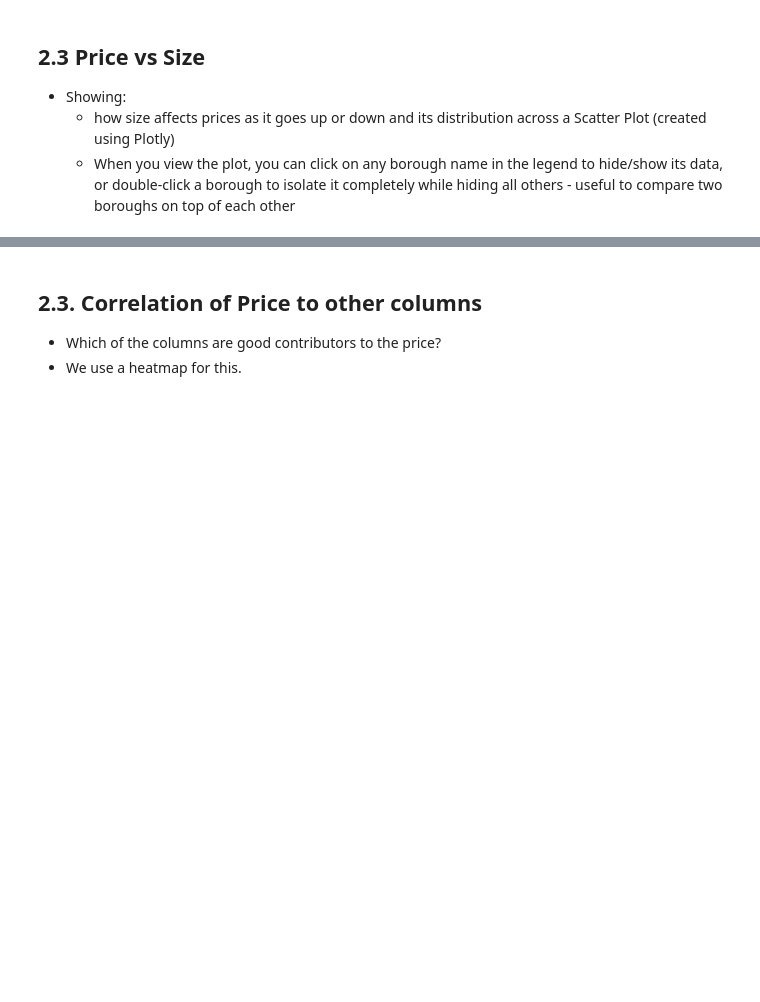
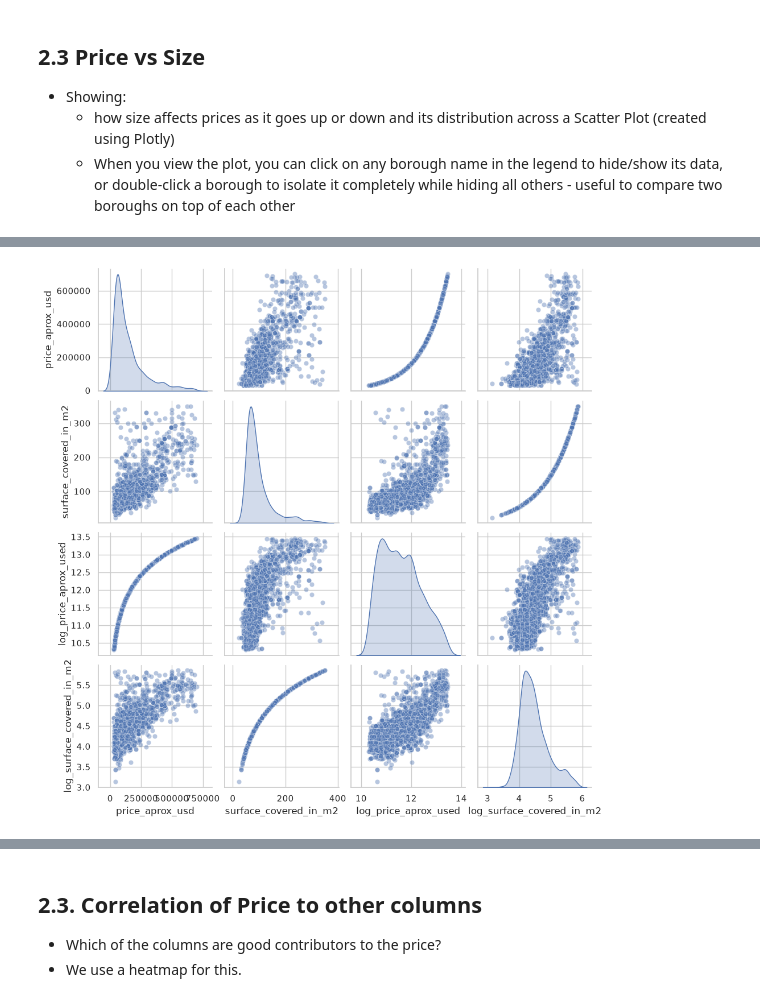
Before and after one commit to DominicNyabuto/Data-Science-Machine-Learning-Projects-, a Jupyter notebook: Project-1/notebook.ipynb, the cells around one changed output, grey strips where cells are left out. Drawn from its saved outputs; the diff is of its cells as text; code cells hidden in the pictures; blank space fills up the shorter version.

```diff
--- a/Project-1/notebook.ipynb
+++ b/Project-1/notebook.ipynb
@@ -724,0 +738,13 @@ plt.show()
+# %%
+# Count or rows before filtering
+rows_before = len(df1)
+
+# filtering to keep only rows under $6,000 per m2
+df1 = df1[df1['price_per_m2'] <= 6000]
+
+# rint results to confirm how many anomalies were wiped out
+rows_after = len(df1)
+print(f"Rows before ratio filtering: {rows_before}")
+# Print the count of rows that were dropped
+print(f"Dropped anomalies: {rows_before - rows_after}")
+print(f"Clean rows remaining for model training: {rows_after}")
@@ -724,0 +760,8 @@ plt.show()
+# %%
+# Select key structural features and their log transformations
+cols_to_plot = ['price_aprox_usd', 'surface_covered_in_m2', 'log_price_aprox_used', 'log_surface_covered_in_m2']
+
+sns.pairplot(df1[cols_to_plot], diag_kind='kde', plot_kws={'alpha': 0.4})
+plt.show()
+# %% [output]
+[figure, added]
```
Also changed, not shown: parts of 39 cells of this notebook.
